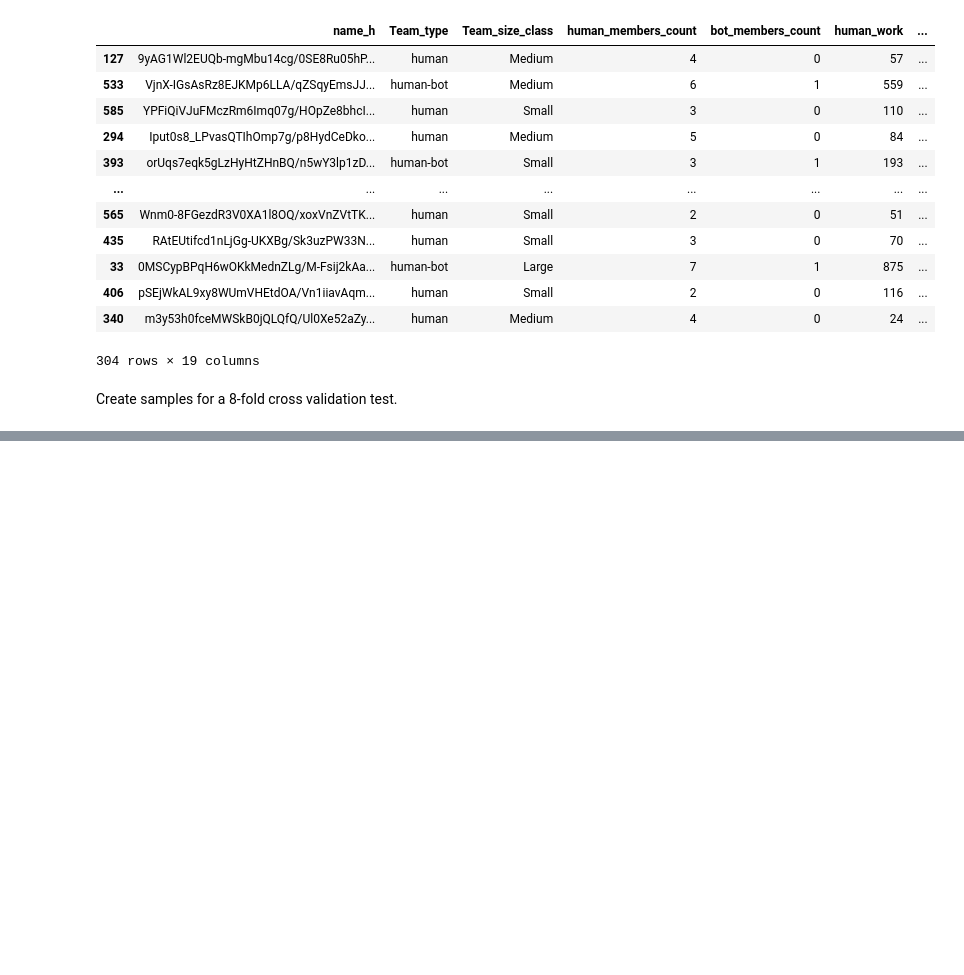
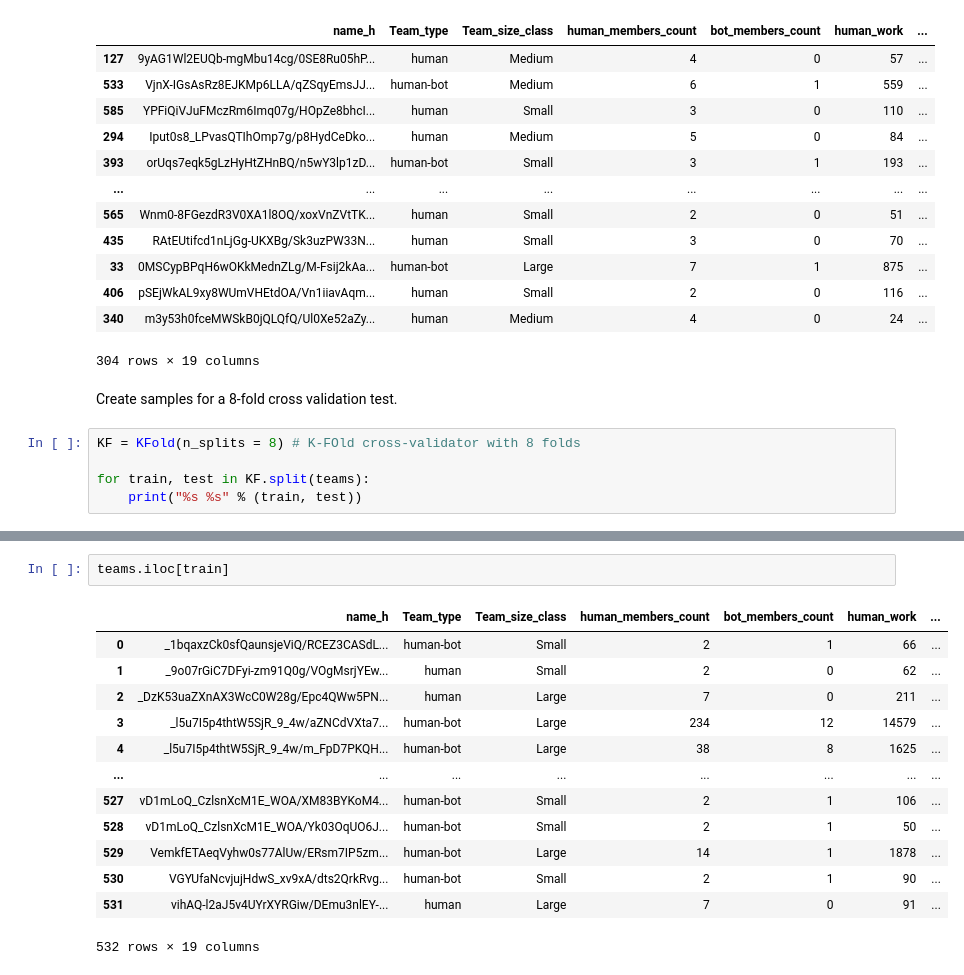
Before and after one commit to allnumbersarelies/week7labs, a Jupyter notebook: 07_Simpson_Instructor_Lab.ipynb, the cells around one changed output, grey strips where cells are left out. Cells and saved outputs as stored; diff of their text form; blank space fills up the shorter version.

```diff
--- a/07_Simpson_Instructor_Lab.ipynb
+++ b/07_Simpson_Instructor_Lab.ipynb
@@ -348,3 +368,8 @@ teams_subsample
 304 rows × 19 columns
 # %% [markdown]
 Create samples for a 8-fold cross validation test.
+# %%
+KF = KFold(n_splits = 8) # K-FOld cross-validator with 8 folds
+
+for train, test in KF.split(teams):
+    print("%s %s" % (train, test))
@@ -350,0 +394,16 @@ Create samples for a 8-fold cross validation test.
+# %%
+teams.iloc[train]
+# %% [output]
+|  | name_h | Team_type | Team_size_class | human_members_count | bot_members_count | human_work | ... |
+| 0 | _1bqaxzCk0sfQaunsjeViQ/RCEZ3CASdL... | human-bot | Small | 2 | 1 | 66 | ... |
+| 1 | _9o07rGiC7DFyi-zm91Q0g/VOgMsrjYEw... | human | Small | 2 | 0 | 62 | ... |
+| 2 | _DzK53uaZXnAX3WcC0W28g/Epc4QWw5PN... | human | Large | 7 | 0 | 211 | ... |
+| 3 | _l5u7I5p4thtW5SjR_9_4w/aZNCdVXta7... | human-bot | Large | 234 | 12 | 14579 | ... |
+| 4 | _l5u7I5p4thtW5SjR_9_4w/m_FpD7PKQH... | human-bot | Large | 38 | 8 | 1625 | ... |
+| ... | ... | ... | ... | ... | ... | ... | ... |
+| 527 | vD1mLoQ_CzlsnXcM1E_WOA/XM83BYKoM4... | human-bot | Small | 2 | 1 | 106 | ... |
+| 528 | vD1mLoQ_CzlsnXcM1E_WOA/Yk03OqUO6J... | human-bot | Small | 2 | 1 | 50 | ... |
+| 529 | VemkfETAeqVyhw0s77AlUw/ERsm7IP5zm... | human-bot | Large | 14 | 1 | 1878 | ... |
+| 530 | VGYUfaNcvjujHdwS_xv9xA/dts2QrkRvg... | human-bot | Small | 2 | 1 | 90 | ... |
+| 531 | vihAQ-l2aJ5v4UYrXYRGiw/DEmu3nlEY-... | human | Large | 7 | 0 | 91 | ... |
+532 rows × 19 columns
```
Also changed, not shown: parts of 20 cells of this notebook.
